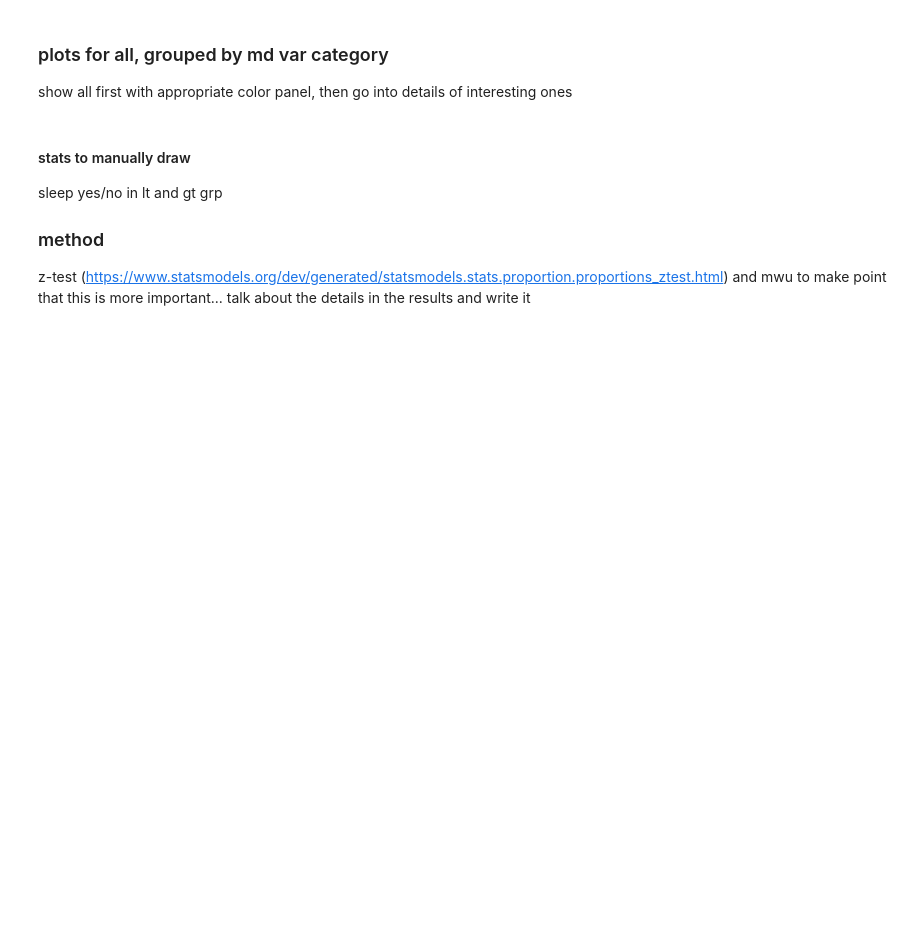
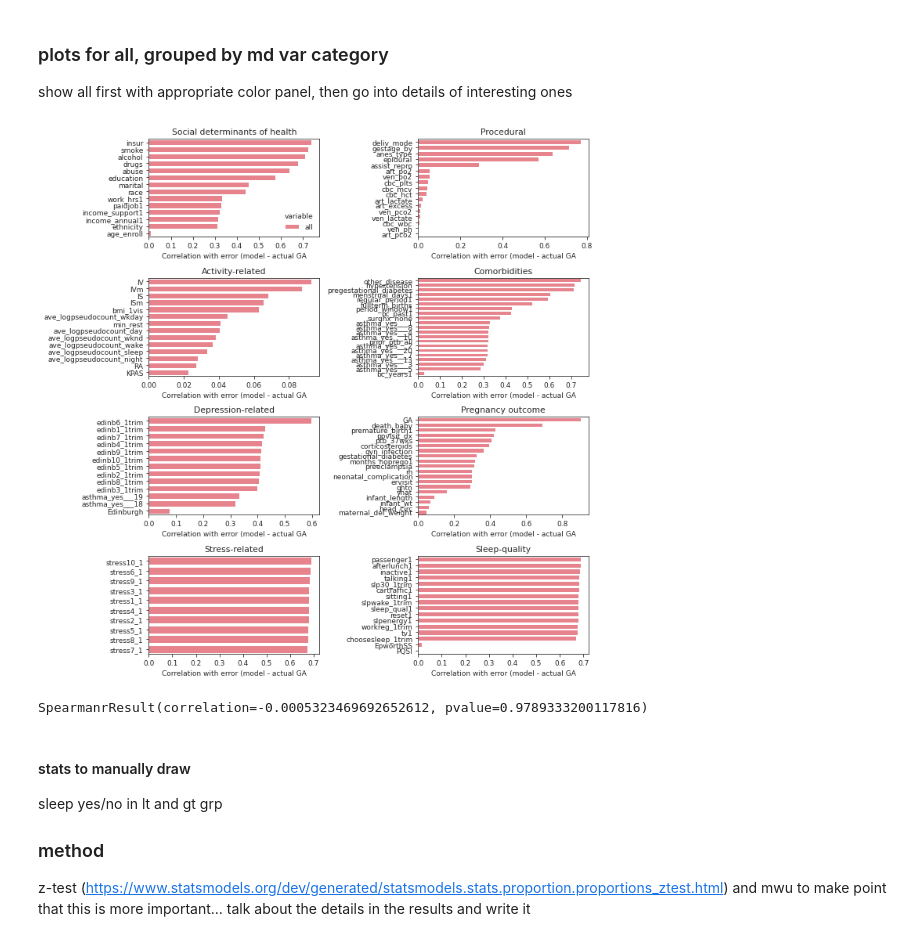
Before and after one commit to nealgravindra/wearables, a Jupyter notebook: notebooks/interp_featattr.ipynb, the cells around one changed output. Cells and saved outputs as stored; diff of their text form; code cells hidden in the pictures; blank space fills up the shorter version.

Commit message:
adding corr method for tab data to associatiate error OR feat attr with clinical var and other clusters

```diff
--- a/notebooks/interp_featattr.ipynb
+++ b/notebooks/interp_featattr.ipynb
@@ -846,3 +871,45 @@ show all first with appropriate color panel, then go into details of interesting
+# %%
+# add category labels
+from wearables.scripts.aesthetics import md_node_annotation, md_node_category_cmap
+
+md_node_annotation['GA'] = 'Pregnancy outcome'
+md_node_annotation['yhat'] = 'Pregnancy outcome'
+df = errgrpcorr.abs()
+df['cat'] = [md_node_annotation[i] for i in errgrpcorr.index]
+# %%
+color_groups = 'cat'
+ranking_col = 'all'
+# %%
+grp_cmap = {
+    'all': '#F67280',
+    'Higher-than-actual': '#C06C84',
+    'Lower-than-actual': '#6C5B7B',
+    'lt10wks': '#355C7D',
+}
+# %%
+savefigs = True
+# %%
+fig = plt.figure(figsize=(10, 10))
+for i, c in enumerate(df[color_groups].unique()):
+    ax = fig.add_subplot(4, 2, i+1)
+    dt = df.loc[df[color_groups]==c, :].sort_values(by=ranking_col, ascending=False)
+    dt = dt.reset_index().melt(id_vars=['index', color_groups])
+    sns.barplot(x='value', y='index', hue='variable', data=dt, ax=ax, palette=grp_cmap)
+    if i!=0:
+        ax.legend().set_visible(False)
+    ax.set_xlabel('Correlation with error (model - actual GA')
+    ax.set_ylabel('')
+    ax.set_title(f"{c}")
+fig.tight_layout()
+if savefigs:
+    fig.savefig(os.path.join(pfp, 'barplots_groupedVarsVerrcorr.pdf'), bbox_inches='tight')
+# %% [output]
+[figure, added]
+# %%
+from scipy.stats import spearmanr
+spearmanr(md['PQSI'], md['error'])
+# %% [output]
+SpearmanrResult(correlation=-0.0005323469692652612, pvalue=0.9789333200117816)
 # %% [markdown]
 #### stats to manually draw
 
```
Also changed, not shown: parts of 10 cells of this notebook, 2 other files.
